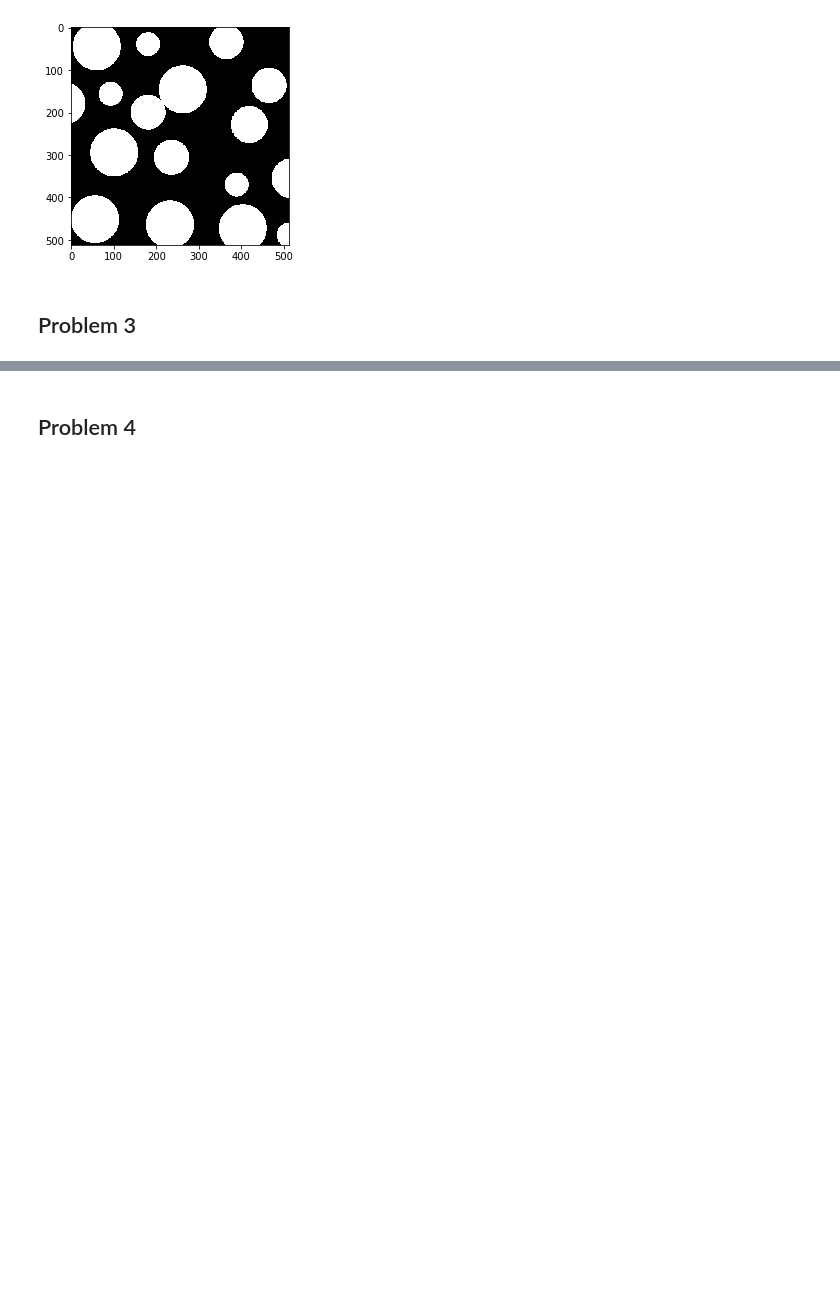
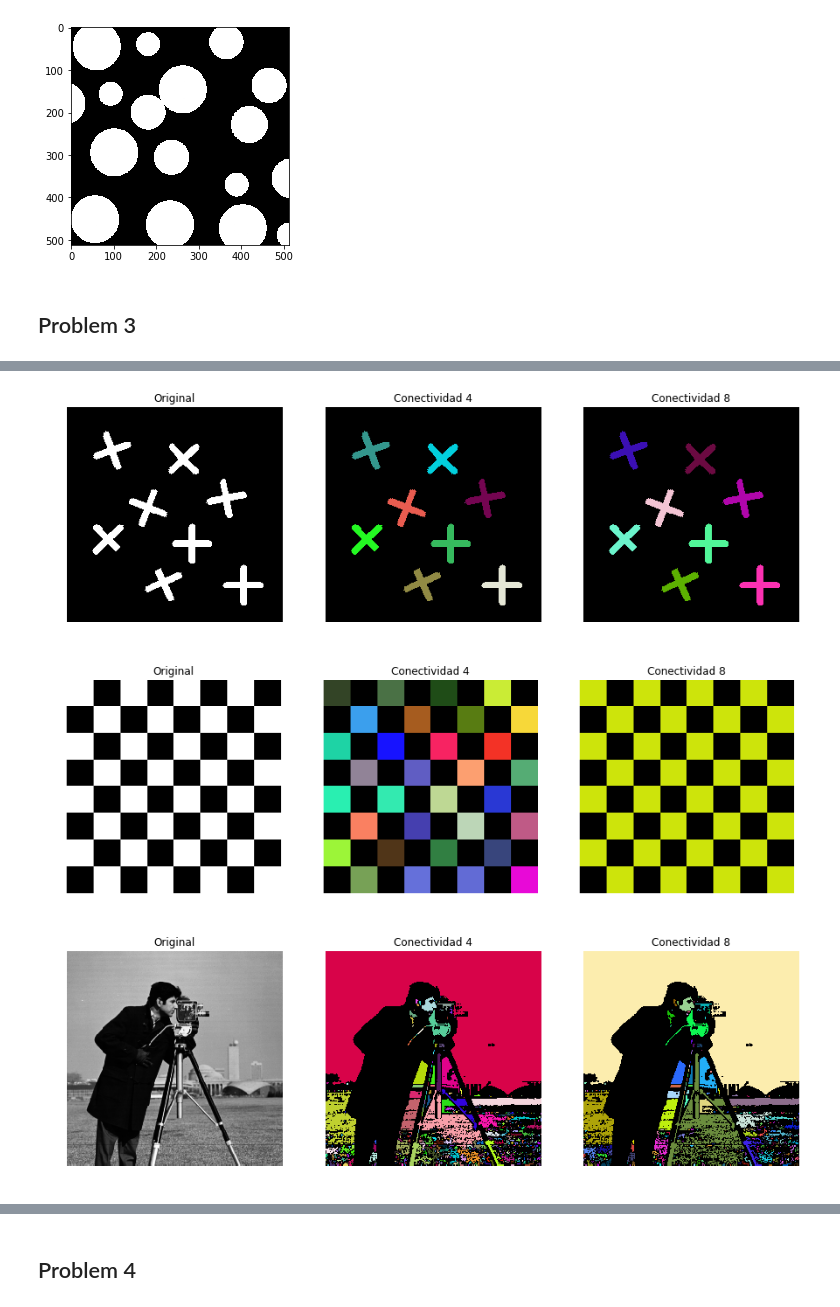
Before and after one commit to Jorgee1/Journey-to-PDI, a Jupyter notebook: Taller_4/problem_set_4.ipynb, the cells around one changed output, grey strips where cells are left out. Saved outputs shown, nothing was run; the diff lists cells and outputs as text; code cells hidden in the pictures; blank space fills up the shorter version.

```diff
--- a/Taller_4/problem_set_4.ipynb
+++ b/Taller_4/problem_set_4.ipynb
@@ -286,0 +241,38 @@ plt.show()
+# %%
+%matplotlib inline
+
+def labelConnectedComponents(imgt, adjacency):
+    # Se recive la imagen y el tipo de adjacencia
+    _, img = cv2.threshold(imgt,127,255,cv2.THRESH_BINARY)
+    end = cv2.cvtColor(img, cv2.COLOR_GRAY2BGR)
+    h,w = img.shape
+    mask = np.zeros((h+2, w+2), np.uint8)
+    space = np.stack(np.where(img==255),axis=1) # se bucsa los indices de las zonas blancas en la imagen
+    for i in space:
+        color = (random.randint(0,255), random.randint(0,255), random.randint(0,255)) # id aleatorio del elemento
+        cv2.floodFill(end, mask, (i[1],i[0]), color, flags = adjacency) # se indunda en el area selecionada
+    return end # Imagen con los marcada con los ids
+
+pics = [files["gray"]["crosses"].copy(), files["gray"]["chessboard"].copy(), files["gray"]["cameraman"].copy()]
+con = [4, 8]
+
+# Se muestran los resultados
+for img in pics:
+    plt.figure(figsize=(15,15))
+    acc = 1
+    plt.subplot(1,len(con)+1,acc)
+    plt.title("Original")
+    plt.imshow(img,cmap="gray")
+    plt.axis("off")
+    acc=acc+1
+    for conectivity in con:
+        plt.subplot(1,len(con)+1,acc)
+        plt.title("Conectividad "+str(conectivity))
+        plt.imshow(labelConnectedComponents(img, conectivity)) # se aplica la funcion
+        plt.axis("off")
+        acc=acc+1
+    plt.show()
+# %% [output]
+[figure, added]
+[figure, added]
+[figure, added]
```
Also changed, not shown: parts of 5 cells of this notebook.
